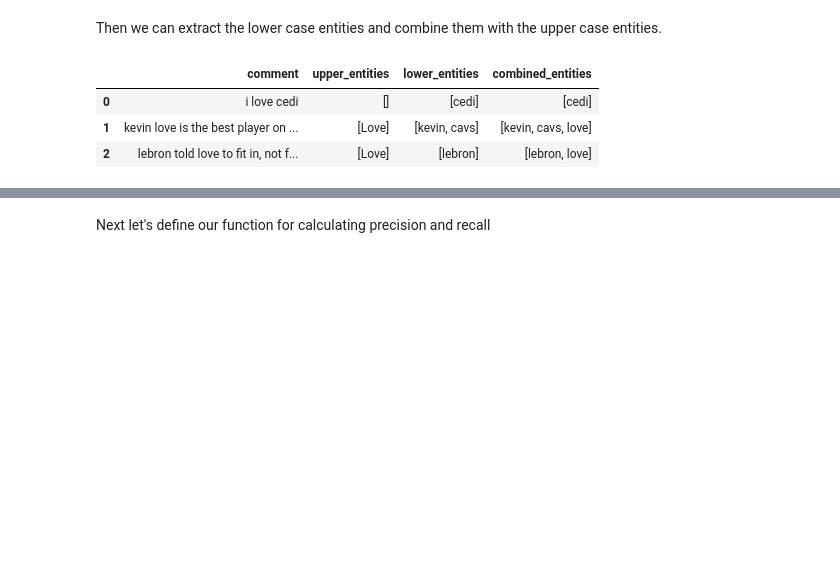
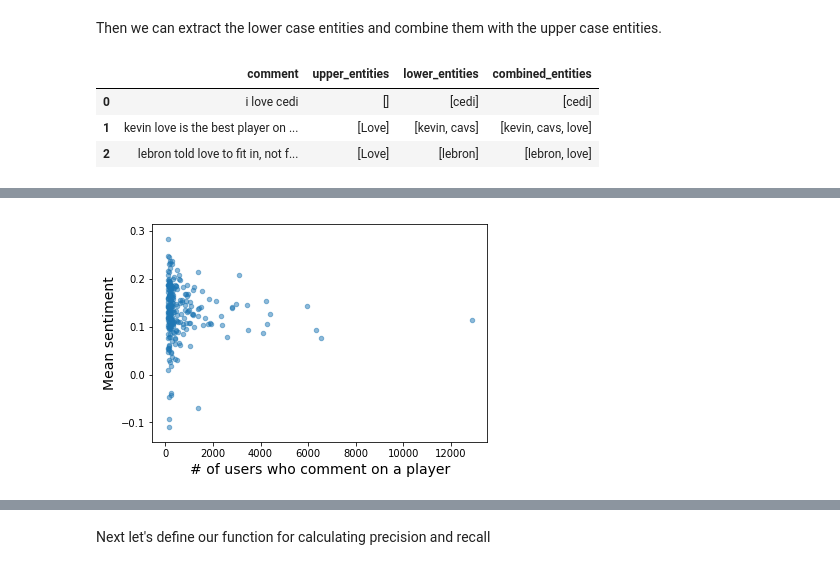
Before and after one commit to map222/trailofpapers, a Jupyter notebook: sentiment_sports/paper/calculating_player_sentiment.ipynb, the cells around one changed output, grey strips where cells are left out. Drawn from its saved outputs; the diff is of its cells as text; code cells hidden in the pictures; blank space fills up the shorter version.

```diff
--- a/sentiment_sports/paper/calculating_player_sentiment.ipynb
+++ b/sentiment_sports/paper/calculating_player_sentiment.ipynb
@@ -137,0 +225,3 @@ First, some imports
+# %%
+nba_df = (pd.read_csv('../modeling_data/nba_player_model_data.tsv', sep='\t')
+            .rename(columns = {'compound_mean_mean':'mean_sentiment'}))
@@ -137,0 +267,8 @@ First, some imports
+# %%
+fs = 14
+nba_df.query('user_count> 100 and season ==2017').plot('user_count', 'mean_sentiment', kind='scatter', alpha = 0.5)
+#plt.plot([100, 100], [-0.1, 0.3])
+plt.xlabel('# of users who comment on a player', fontsize = fs)
+plt.ylabel('Mean sentiment', fontsize = fs);
+# %% [output]
+[figure, added]
```
Also changed, not shown: parts of 71 cells of this notebook, 2 other files.
